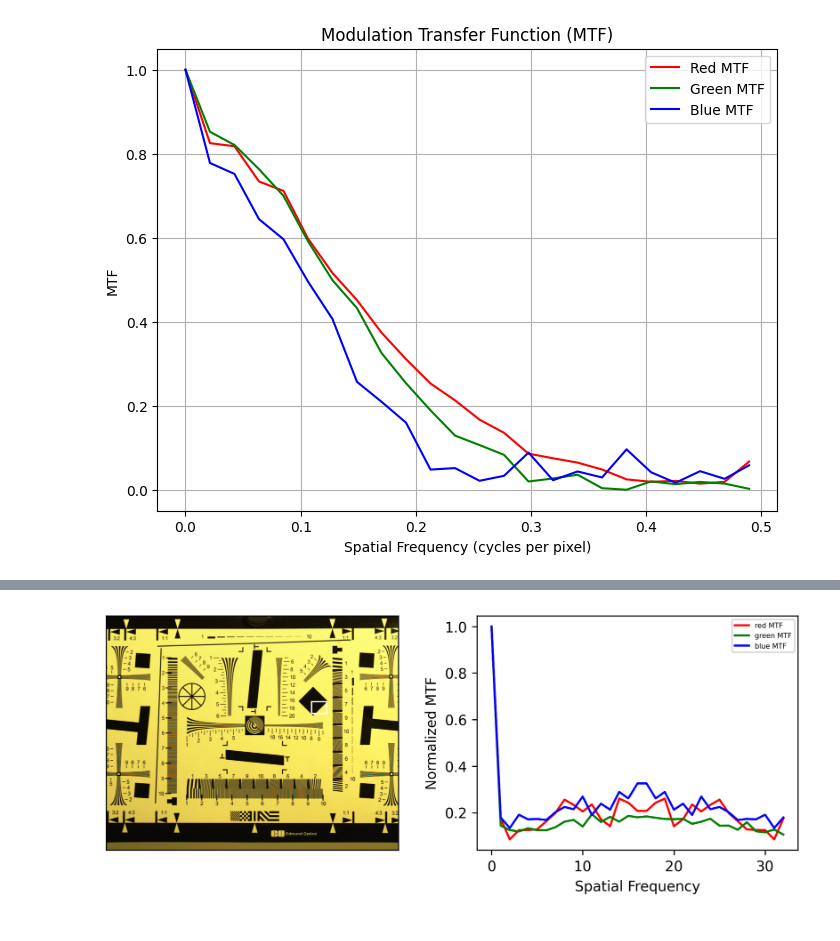
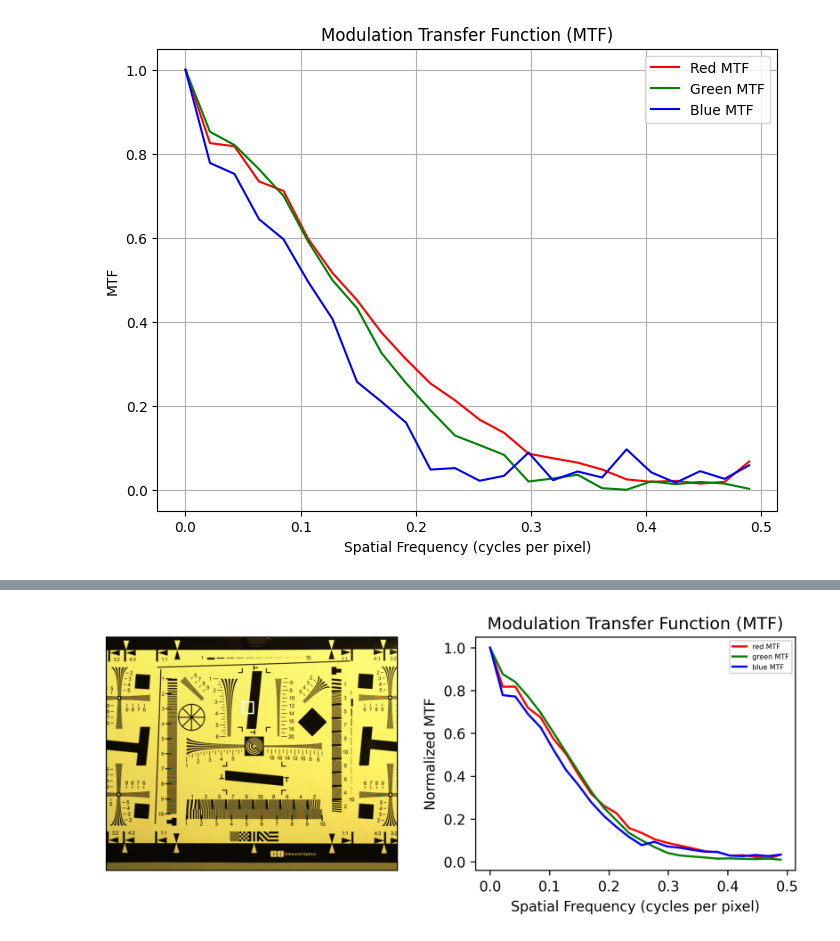
Before and after one commit to kennethmleo/Physics301-Optical-Payload-Characterization, a Jupyter notebook: Activity 06 - Abberation Measurement/Activity_06_Chromatic Abberation.ipynb, the cells around one changed output, grey strips where cells are left out. Cells and saved outputs as stored; diff of their text form; code cells hidden in the pictures.

```diff
--- a/Activity 06 - Abberation Measurement/Activity_06_Chromatic Abberation.ipynb
+++ b/Activity 06 - Abberation Measurement/Activity_06_Chromatic Abberation.ipynb
@@ -30,7 +77,7 @@ plt.show()
 [figure]
 # %%
 #ROI_coords = cv2.selectROI(image)
-ROI_coords [599, 285, 48, 49]
+ROI_coords = [599, 285, 48, 49]
 ROI = image[int(ROI_coords[1]):int(ROI_coords[1] + ROI_coords[3]), int(ROI_coords[0]):int(ROI_coords[0] + ROI_coords[2])]
 print(ROI_coords)
 plt.imshow(ROI)
@@ -158,51 +173,40 @@ plt.show()
 # %%
-image = plt.imread(file_ROI[0])
+mtf_vals = []
 
-ROI_coords = cv2.selectROI(image)
-ROI = image[int(ROI_coords[1]):int(ROI_coords[1] + ROI_coords[3]), int(ROI_coords[0]):int(ROI_coords[0] + ROI_coords[2])]
+for i in range(len(ROI_R)):
+    ROI_SFR_R = ROI_R[i]
+    ROI_SFR_G = ROI_G[i]
+    ROI_SFR_B = ROI_B[i]
 
-ROI_R = ROI[:,:,0]
-ROI_G = ROI[:,:,1]
-ROI_B = ROI[:,:,2]
+    x, r_norm, g_norm, b_norm = normalize_smooth_signal(ROI_SFR_R, ROI_SFR_G, ROI_SFR_B)
+    red_lsf, red_mtf, freq = compute_lsf_and_mtf(r_norm)
+    green_lsf, green_mtf, freq = compute_lsf_and_mtf(g_norm)
+    blue_lsf, blue_mtf, freq = compute_lsf_and_mtf(b_norm)
 
-MTF_values_R = []
-MTF_values_G = []
-MTF_values_B = []
-for j in range(len(ROI_R)):
-    ESF_R = ROI_R[j]
-    ESF_G = ROI_G[j]
-    ESF_B = ROI_B[j]
+    mtf_vals.append([red_mtf, green_mtf, blue_mtf, freq])
+mtf_vals = np.array(mtf_vals)
 
-    MTF_R = compute_MTF(ESF_R)
-    MTF_G = compute_MTF(ESF_G)
-    MTF_B = compute_MTF(ESF_B)
-
-    MTF_values_R.append(MTF_R)
-    MTF_values_G.append(MTF_G)
-    MTF_values_B.append(MTF_B)
-
-MTF_values_R = np.array(MTF_values_R)
-MTF_values_R_median = np.percentile(MTF_values_R, 50, axis=0)
-MTF_values_G = np.array(MTF_values_G)
-MTF_values_G_median = np.percentile(MTF_values_G, 50, axis=0)
-MTF_values_B = np.array(MTF_values_B)
-MTF_values_B_median = np.percentile(MTF_values_B, 50, axis=0)
+mtf_r_median = np.percentile(mtf_vals[:,0], 50, axis=0)
+mtf_g_median = np.percentile(mtf_vals[:,1], 50, axis=0)
+mtf_b_median = np.percentile(mtf_vals[:,2], 50, axis=0)
+freq = mtf_vals[:,3].mean(axis = 0)
 
 
 plt.figure(figsize = (6*1.5, 3), dpi = 300, facecolor = None)
 plt.subplot(121)
 plt.imshow(image)
 plt.gca().add_patch(patches.Rectangle((ROI_coords[0],ROI_coords[1]),ROI_coords[2],ROI_coords[3],linewidth=1,edgecolor='white',facecolor='none'))
 plt.xticks([])
 plt.yticks([])
 
 plt.subplot(122)
-plt.plot(np.arange(0, len(MTF_values_R_median)), MTF_values_R_median, color = 'red', linestyle = 'solid', label = 'red MTF')
-plt.plot(np.arange(0, len(MTF_values_R_median)), MTF_values_G_median, color = 'green', linestyle = 'solid', label = 'green MTF')
-plt.plot(np.arange(0, len(MTF_values_R_median)), MTF_values_B_median, color = 'blue', linestyle = 'solid', label = 'blue MTF')
+plt.plot(freq, mtf_r_median, color = 'red', linestyle = 'solid', label = 'red MTF')
+plt.plot(freq, mtf_g_median, color = 'green', linestyle = 'solid', label = 'green MTF')
+plt.plot(freq, mtf_b_median, color = 'blue', linestyle = 'solid', label = 'blue MTF')
+plt.title('Modulation Transfer Function (MTF)')
+plt.xlabel('Spatial Frequency (cycles per pixel)')
 plt.ylabel('Normalized MTF')
-plt.xlabel('Spatial Frequency')
 plt.legend(fontsize = 5)
 plt.show()
 # %% [output]
-[figure, old version]
+[figure, new version]
```
Also changed, not shown: parts of 11 cells of this notebook.
